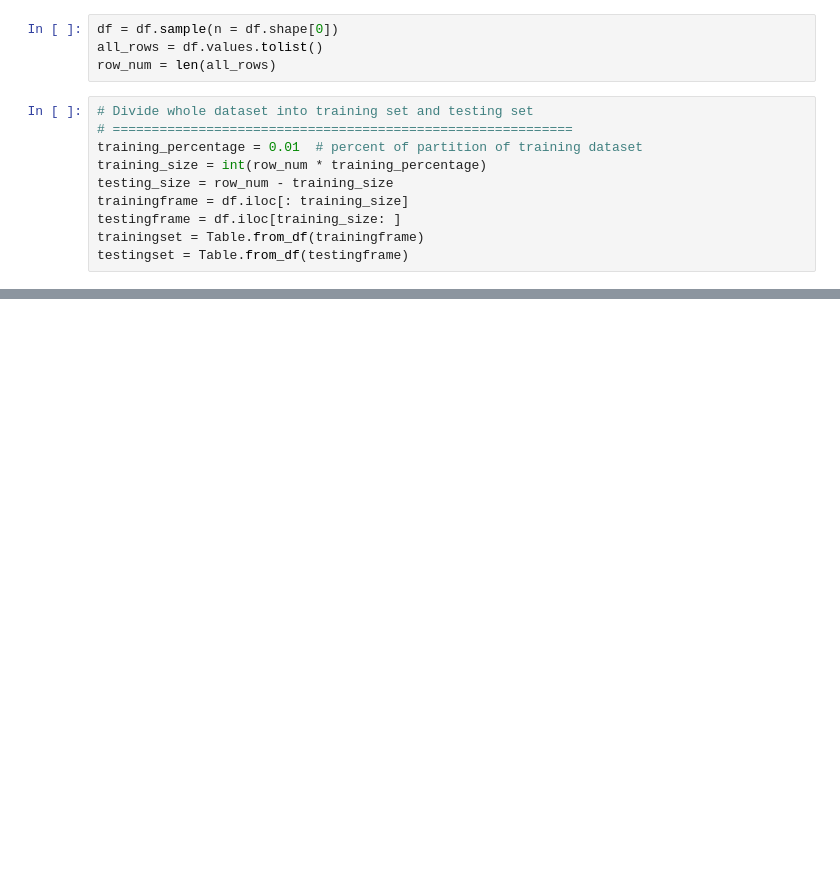
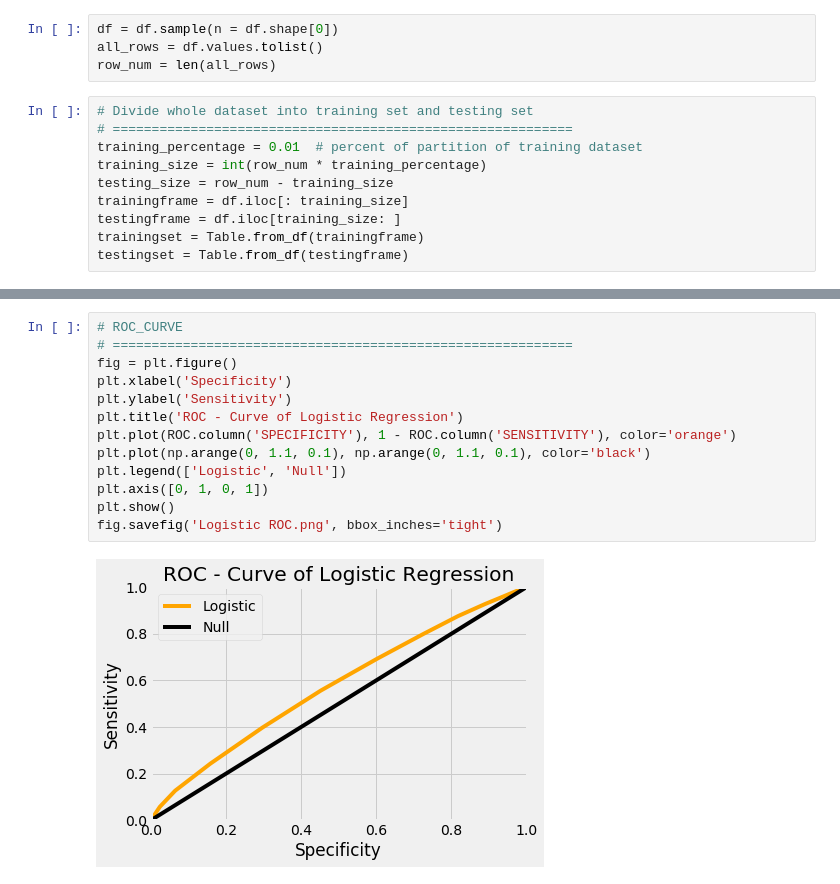
Before and after one commit to frostace/BinaryClassification, a Jupyter notebook: Logistic Regression.ipynb, the cells around one changed output, grey strips where cells are left out. Cells and saved outputs as stored; diff of their text form; blank space fills up the shorter version.

```diff
--- a/Logistic Regression.ipynb
+++ b/Logistic Regression.ipynb
@@ -114,0 +160,15 @@ final = testingset.select('CLASS').with_column('PRE_CLASS', 1 - pred.to_numpy())
+# %%
+# ROC_CURVE
+# ===========================================================
+fig = plt.figure()
+plt.xlabel('Specificity')
+plt.ylabel('Sensitivity')
+plt.title('ROC - Curve of Logistic Regression')
+plt.plot(ROC.column('SPECIFICITY'), 1 - ROC.column('SENSITIVITY'), color='orange')
+plt.plot(np.arange(0, 1.1, 0.1), np.arange(0, 1.1, 0.1), color='black')
+plt.legend(['Logistic', 'Null'])
+plt.axis([0, 1, 0, 1])
+plt.show()
+fig.savefig('Logistic ROC.png', bbox_inches='tight')
+# %% [output]
+[figure, added]
```
Also changed, not shown: parts of 13 cells of this notebook, 5 other files.
